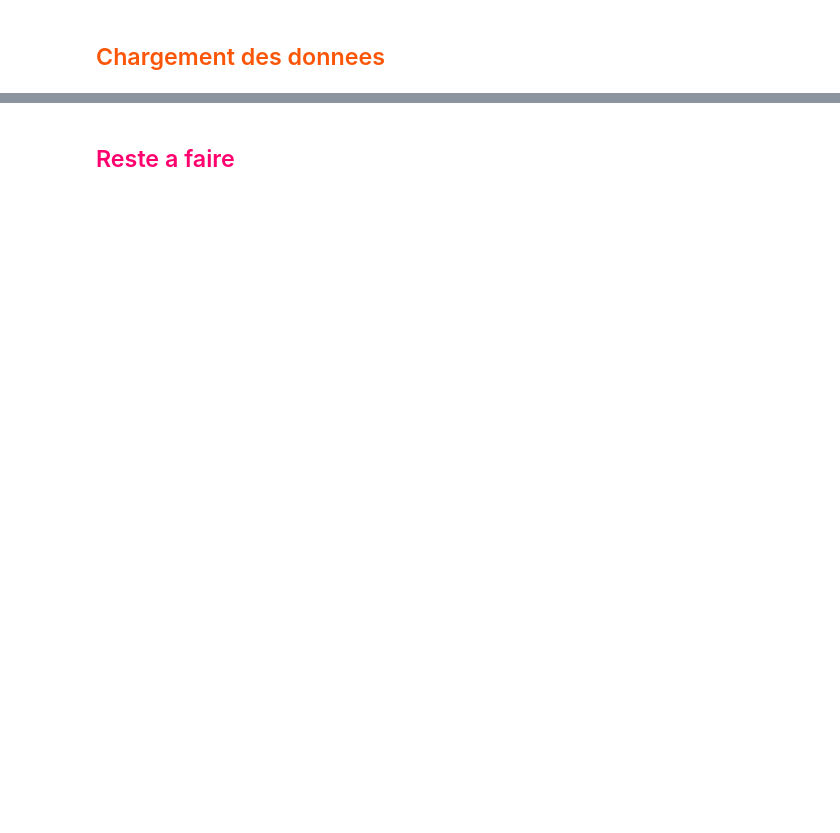
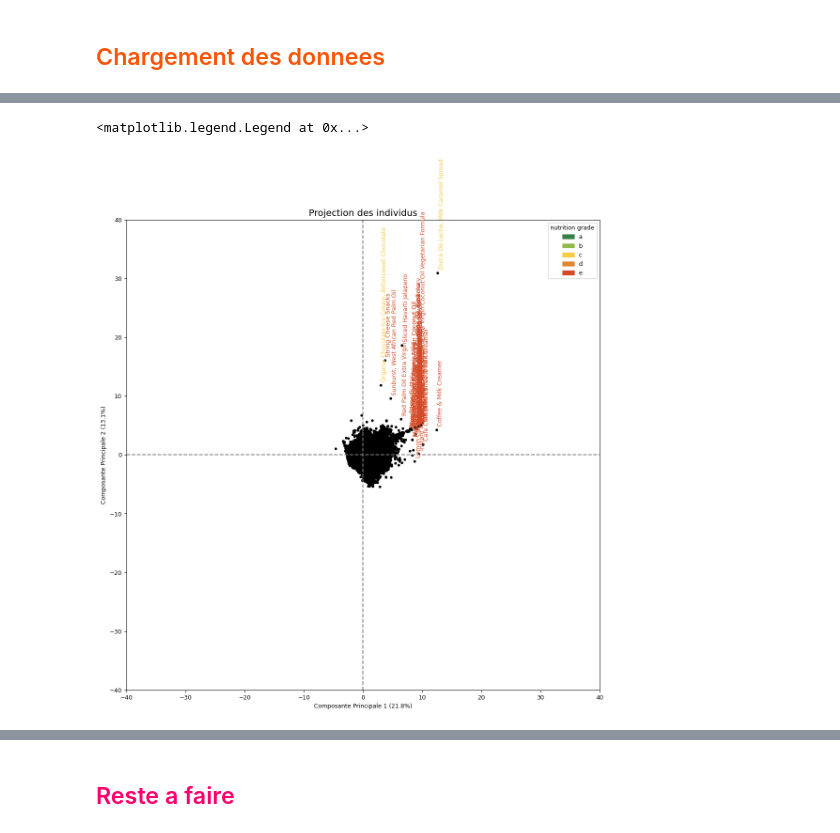
Before and after one commit to 8huit/analyse-de-donnees-nutritionnelles, a Jupyter notebook: p2_donnees_nutritionnelles_exploration.ipynb, the cells around one changed output, grey strips where cells are left out. Cells and saved outputs as stored; diff of their text form; code cells hidden in the pictures; blank space fills up the shorter version.

```diff
--- a/p2_donnees_nutritionnelles_exploration.ipynb
+++ b/p2_donnees_nutritionnelles_exploration.ipynb
@@ -162,0 +234,51 @@ sns.set_context("paper", font_scale=1)
+# %%
+# visualisation
+from matplotlib import pyplot as plt
+
+# taille du graphique
+plt.rcParams["figure.figsize"] = (13,13)
+plt.rcParams['font.size'] = '9.0'
+
+# configuration de la bordure
+plt.xlim(-40,40)
+plt.ylim(-40,40)
+
+# affichage des lignes horizontales et verticales
+plt.plot([-40, 40], [0, 0], color='grey', ls='--')
+plt.plot([0, 0], [-40, 40], color='grey', ls='--')
+
+plt.xlabel('Composante Principale {} ({}%)'.format(d1+1, round(100*pca.explained_variance_ratio_[d1],1)))
+plt.ylabel('Composante Principale {} ({}%)'.format(d2+1, round(100*pca.explained_variance_ratio_[d2],1)))
+plt.title('Projection des individus',fontsize=14,fontweight='normal')
+
+# representer le nuage projeté sur le 1er plan factoriel (composé des 2 premieres composantes principales 0 et 1)
+plt.scatter(XProjete[:,d1],XProjete[:,d2],marker=".",color="black")
+
+for i in range(len(nomsIndividus)):   # nombre d'individus
+
+    p=np.array([XProjete[i,d1],XProjete[i,d2]])
+
+    color=nutritionGrade.values[i]
+
+    # on utilise la distance euclidienne pour n'afficher les labels que pour les individus loin du centre
+    distance= np.linalg.norm(p-np.array([0,0]))
+    if distance>8.7:
+        plt.text(XProjete[i,d1]+0.1, XProjete[i,d2]+0.8, nomsIndividus.values[i],rotation=90,color=custom_palette[color])
+    #plt.annotate(nomsIndividus.values[i],xy =(XProjete[i,0],XProjete[i,1]),xytext =(XProjete[i,0],XProjete[i,1]))
+
+import matplotlib.patches as mpatches
+
+a_patch = mpatches.Patch(color=custom_palette['a'], label='a')
+b_patch = mpatches.Patch(color=custom_palette['b'], label='b')
+c_patch = mpatches.Patch(color=custom_palette['c'], label='c')
+d_patch = mpatches.Patch(color=custom_palette['d'], label='d')
+e_patch = mpatches.Patch(color=custom_palette['e'], label='e')
+
+
+plt.legend(title="nutrition grade",handles=[a_patch, b_patch, c_patch, d_patch, e_patch])
+
+#import os
+#os.system('say "jai fini de dessiner"')
+# %% [output]
+<matplotlib.legend.Legend at 0x...>
+[figure, added]
```
Also changed, not shown: parts of 41 cells of this notebook.
